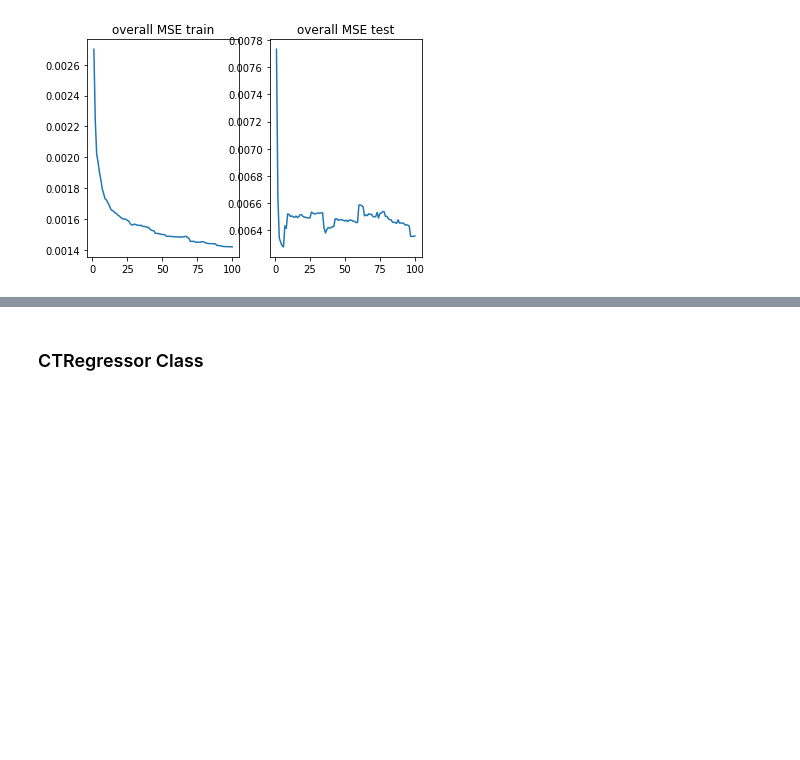
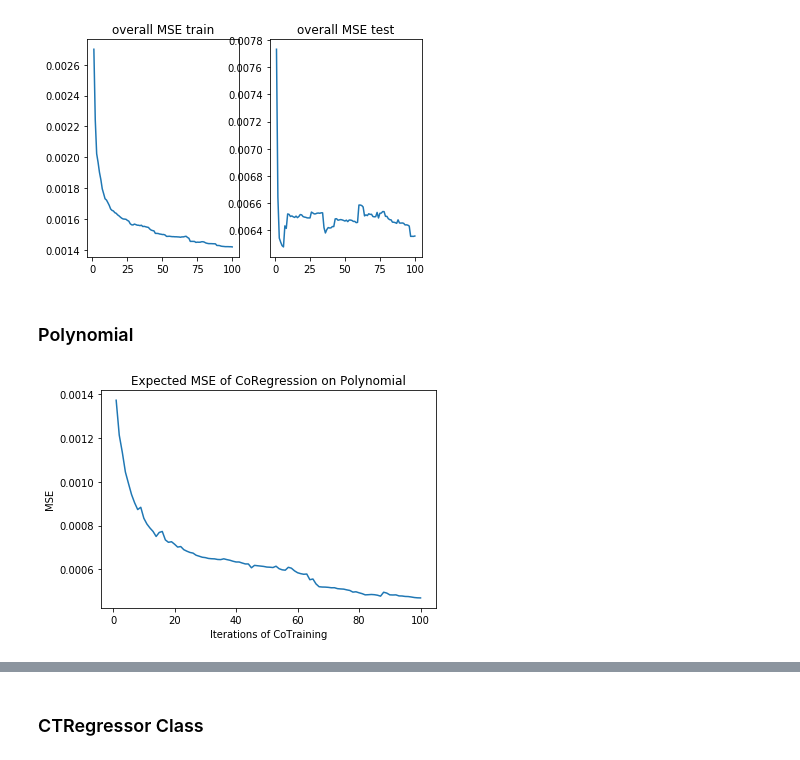
Before and after one commit to rflperry/mvlearn, a Jupyter notebook: coregression_testing.ipynb, the cells around one changed output, grey strips where cells are left out. Cells and saved outputs as stored; diff of their text form; code cells hidden in the pictures; blank space fills up the shorter version.

Commit message:
polynomial validation of ctregressor

```diff
--- a/coregression_testing.ipynb
+++ b/coregression_testing.ipynb
@@ -282,3 +282,51 @@ plt.show()
 [figure]
 [figure]
 [figure]
+# %% [markdown]
+### Polynomial
+# %%
+#### Polynomial
+# make sure obf is decreasing at each iteration
+
+ups = 100
+ni = 100
+
+N_samples = 2250 #3750
+N_test = 750
+labeled_portion = .1
+iter_errors_train_full = []
+iter_errors_test_full = []
+
+for seed in range(10):
+    np.random.seed(seed)
+    X = np.random.uniform(0, 1, size=(N_samples,1))
+    y = (2*X + 3*X**2 + 4*X**3 + 5*X**4 + 1).squeeze()
+    X_test = np.random.uniform(0, 1, size=(N_test,1))
+    y_test = (2*X_test + 3*X_test**2 + 4*X_test**3 + 5*X_test**4 + 1).squeeze()
+
+    y_train = y.copy()
+    np.random.seed(1)
+    selector = np.random.uniform(size=(N_samples,))
+    selector[selector > labeled_portion] = np.nan
+    y_train[np.isnan(selector)] = np.nan
+    lab_samples = ~np.isnan(y_train)
+
+    ctr = CTRegressor(k_neighbors=3, random_state=0)
+    iter_errors1, iter_errors2, iter_errors = ctr.fit([X, X], y_train, [X[lab_samples], X[lab_samples]], y_train[lab_samples], unlabeled_pool_size=ups, num_iter=ni)
+    iter_errors_train_full.append(iter_errors)
+
+    ctr = CTRegressor(k_neighbors=3, random_state=0)
+    iter_errors1_test, iter_errors2_test, iter_errors_test = ctr.fit([X, X], y_train, [X_test, X_test], y_test, unlabeled_pool_size=ups, num_iter=ni)
+    iter_errors_test_full.append(iter_errors)
+
+iter_errors_train_avg = np.mean(np.array(iter_errors_train_full), axis=0)
+iter_errors_test_avg = np.mean(np.array(iter_errors_test_full), axis=0)
+# %%
+plt.figure()
+plt.plot(np.arange(1,ni+1), iter_errors_test_avg)
+plt.title("Expected MSE of CoRegression on Polynomial")
+plt.xlabel("Iterations of CoTraining")
+plt.ylabel("MSE")
+plt.show()
+# %% [output]
+[figure, added]
```
Also changed, not shown: parts of 2 cells of this notebook.
